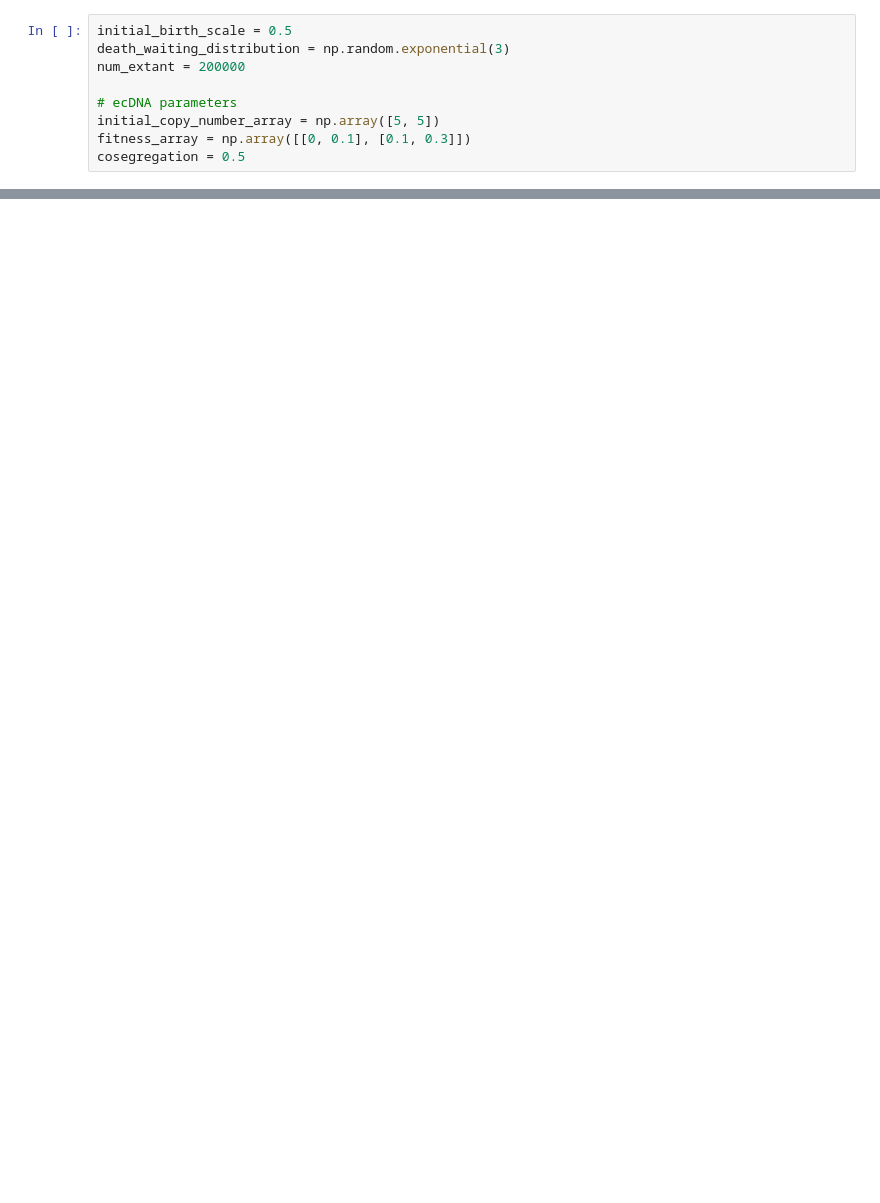
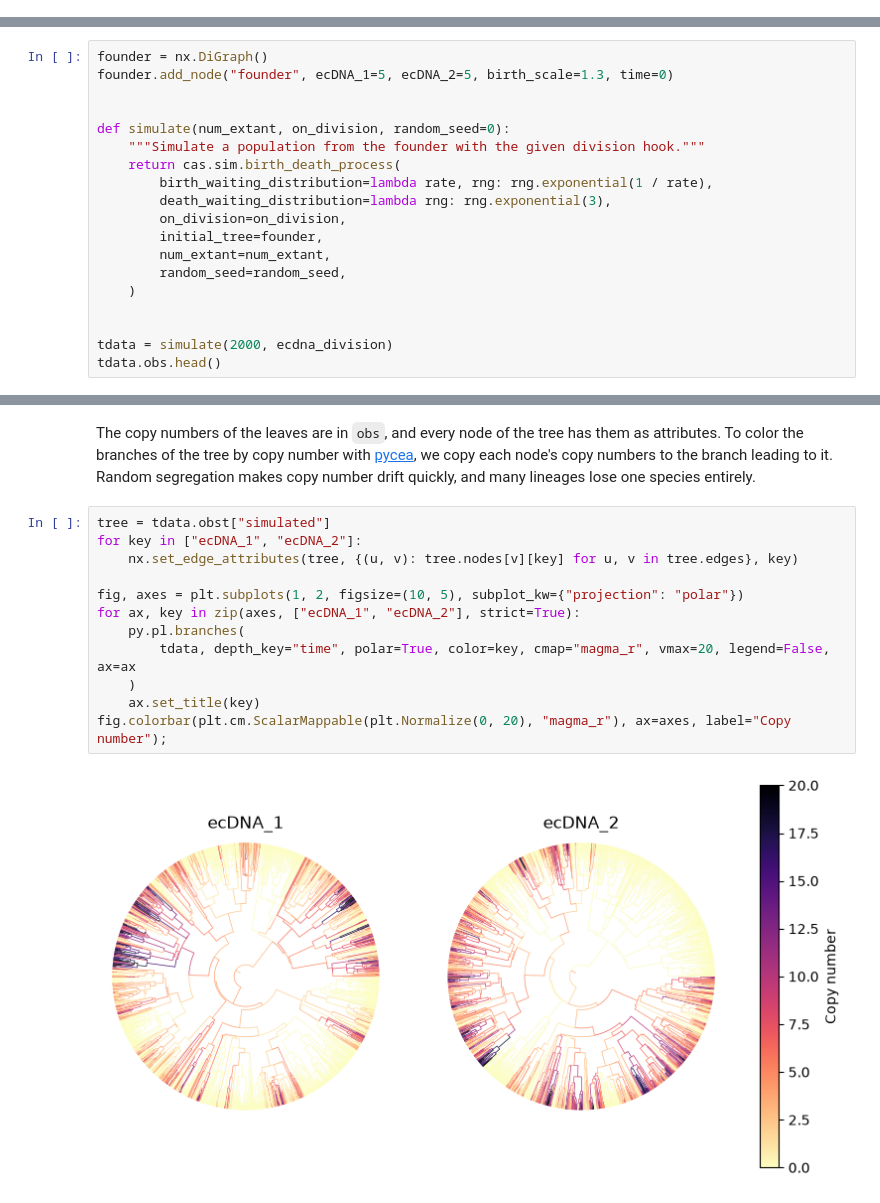
Before and after one commit to YosefLab/Cassiopeia, a Jupyter notebook: notebooks/simulate_ecDNA.ipynb, the cells around one changed output, grey strips where cells are left out. Cells and saved outputs as stored; diff of their text form; blank space fills up the shorter version.

```diff
--- a/notebooks/simulate_ecDNA.ipynb
+++ b/notebooks/simulate_ecDNA.ipynb
@@ -118,9 +0,0 @@ Our recent work has demonstrated that combinations of ecDNA can be co-inherited
-# %%
-initial_birth_scale = 0.5
-death_waiting_distribution = np.random.exponential(3)
-num_extant = 200000
-
-# ecDNA parameters
-initial_copy_number_array = np.array([5, 5])
-fitness_array = np.array([[0, 0.1], [0.1, 0.3]])
-cosegregation = 0.5
@@ -193,0 +61,19 @@ ecDNA copy number correlation: 0.4969485067875421
+# %%
+founder = nx.DiGraph()
+founder.add_node("founder", ecDNA_1=5, ecDNA_2=5, birth_scale=1.3, time=0)
+
+
+def simulate(num_extant, on_division, random_seed=0):
+    """Simulate a population from the founder with the given division hook."""
+    return cas.sim.birth_death_process(
+        birth_waiting_distribution=lambda rate, rng: rng.exponential(1 / rate),
+        death_waiting_distribution=lambda rng: rng.exponential(3),
+        on_division=on_division,
+        initial_tree=founder,
+        num_extant=num_extant,
+        random_seed=random_seed,
+    )
+
+
+tdata = simulate(2000, ecdna_division)
+tdata.obs.head()
@@ -193,0 +87,19 @@ ecDNA copy number correlation: 0.4969485067875421
+# %% [markdown]
+The copy numbers of the leaves are in `obs`, and every node of the tree has them as attributes. To color
+the branches of the tree by copy number with [pycea](https://pycea.readthedocs.io/en/latest/), we copy
+each node's copy numbers to the branch leading to it. Random segregation makes copy number drift
+quickly, and many lineages lose one species entirely.
+# %%
+tree = tdata.obst["simulated"]
+for key in ["ecDNA_1", "ecDNA_2"]:
+    nx.set_edge_attributes(tree, {(u, v): tree.nodes[v][key] for u, v in tree.edges}, key)
+
+fig, axes = plt.subplots(1, 2, figsize=(10, 5), subplot_kw={"projection": "polar"})
+for ax, key in zip(axes, ["ecDNA_1", "ecDNA_2"], strict=True):
+    py.pl.branches(
+        tdata, depth_key="time", polar=True, color=key, cmap="magma_r", vmax=20, legend=False, ax=ax
+    )
+    ax.set_title(key)
+fig.colorbar(plt.cm.ScalarMappable(plt.Normalize(0, 20), "magma_r"), ax=axes, label="Copy number");
+# %% [output]
+[figure, added]
```
Also changed, not shown: parts of 34 cells of this notebook, 36 other files.
